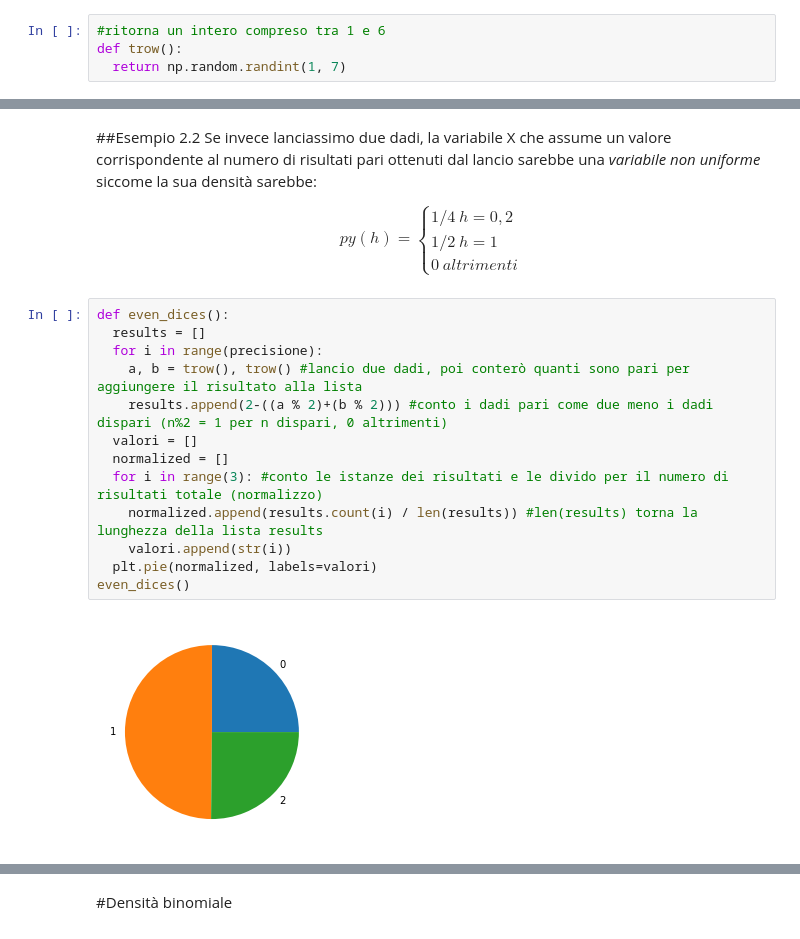
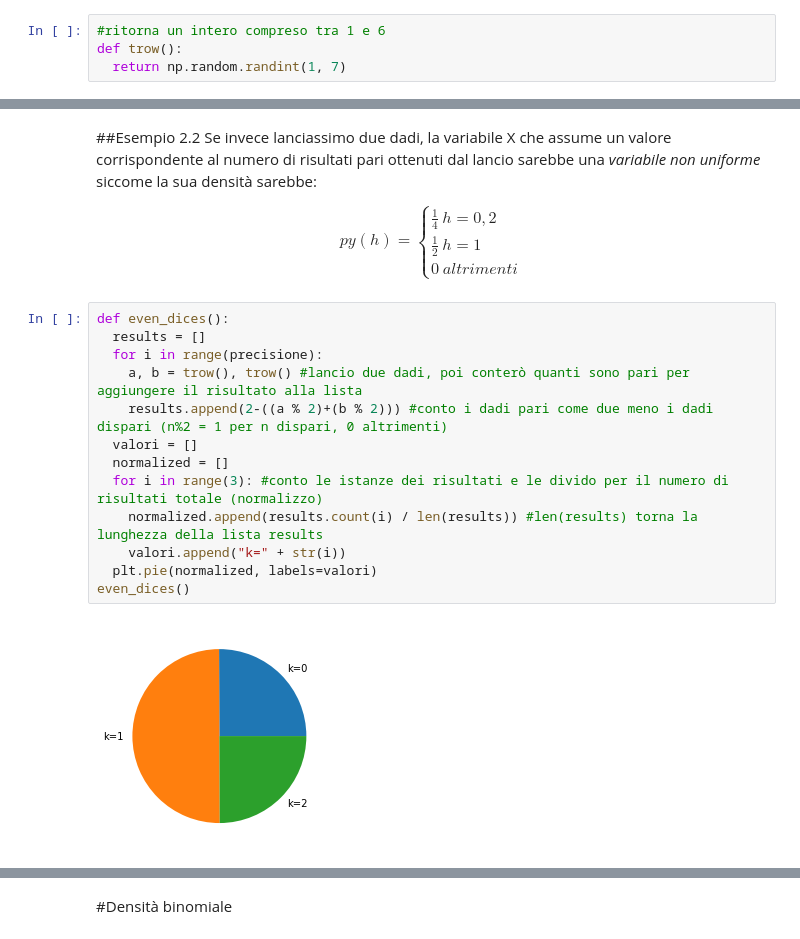
Before and after one commit to MontiMic/Tesi, a Jupyter notebook: Untitled1.ipynb, the cells around one changed output, grey strips where cells are left out. Saved outputs shown, nothing was run; the diff lists cells and outputs as text.

```diff
--- a/Untitled1.ipynb
+++ b/Untitled1.ipynb
@@ -182,9 +188,9 @@ Se invece lanciassimo due dadi, la variabile X che assume un valore corrisponden
 \begin{equation}
   py(h) =
     \begin{cases}
-          1/4 \  h={0},{2}
+          \frac{1}{4} \  h={0},{2}
           \\
-          1/2 \ h={1}
+          \frac{1}{2} \ h={1}
           \\
           0 \ altrimenti
         \end{cases}
@@ -192,15 +198,15 @@ Se invece lanciassimo due dadi, la variabile X che assume un valore corrisponden
 # %%
 def even_dices():
   results = []
   for i in range(precisione):
     a, b = trow(), trow() #lancio due dadi, poi conterò quanti sono pari per aggiungere il risultato alla lista
     results.append(2-((a % 2)+(b % 2))) #conto i dadi pari come due meno i dadi dispari (n%2 = 1 per n dispari, 0 altrimenti)
   valori = []
   normalized = []
   for i in range(3): #conto le istanze dei risultati e le divido per il numero di risultati totale (normalizzo)
     normalized.append(results.count(i) / len(results)) #len(results) torna la lunghezza della lista results
-    valori.append(str(i))
+    valori.append("k=" + str(i))
   plt.pie(normalized, labels=valori)
 even_dices()
 # %% [output]
-[figure, old version]
+[figure, new version]
```
Also changed, not shown: parts of 7 cells of this notebook.
